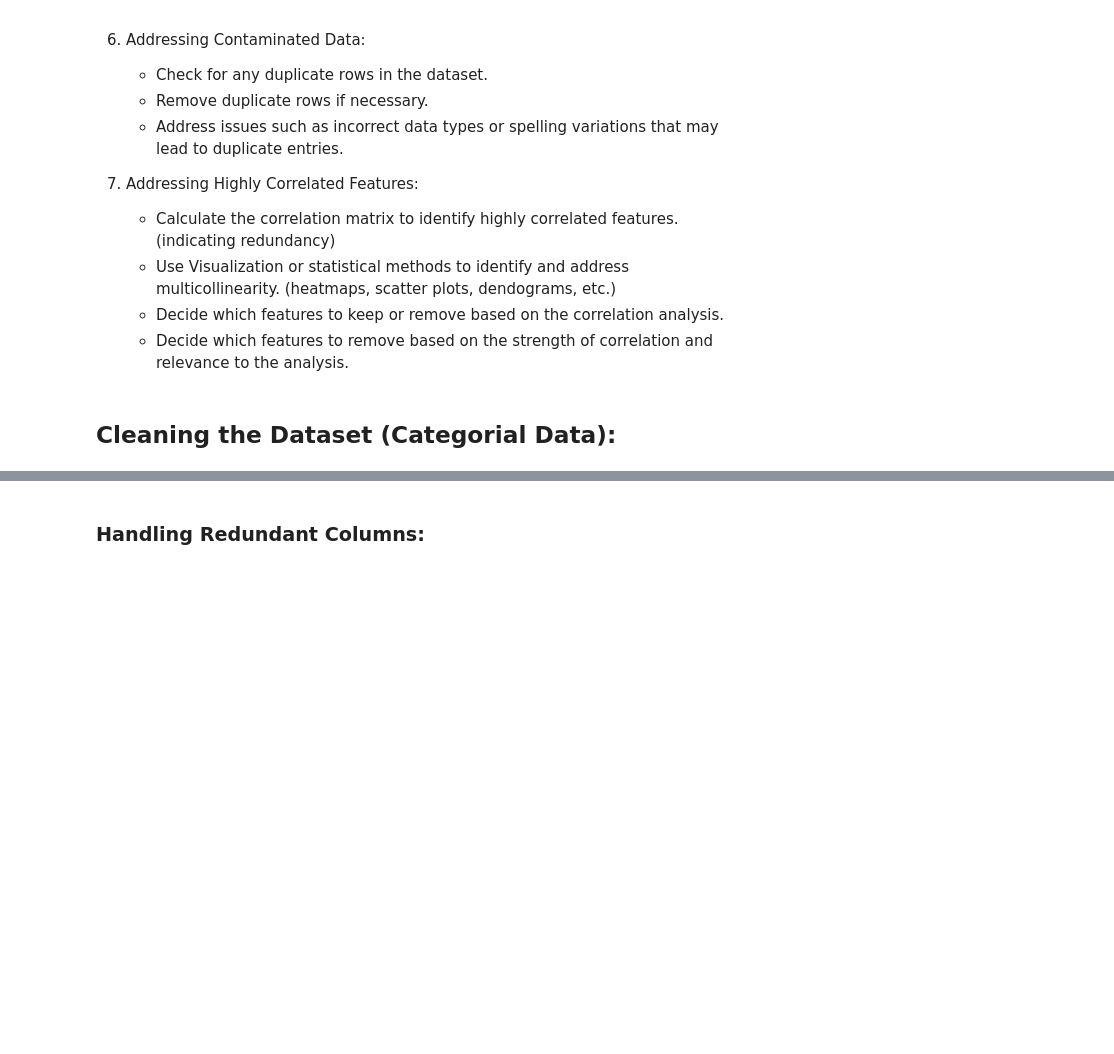
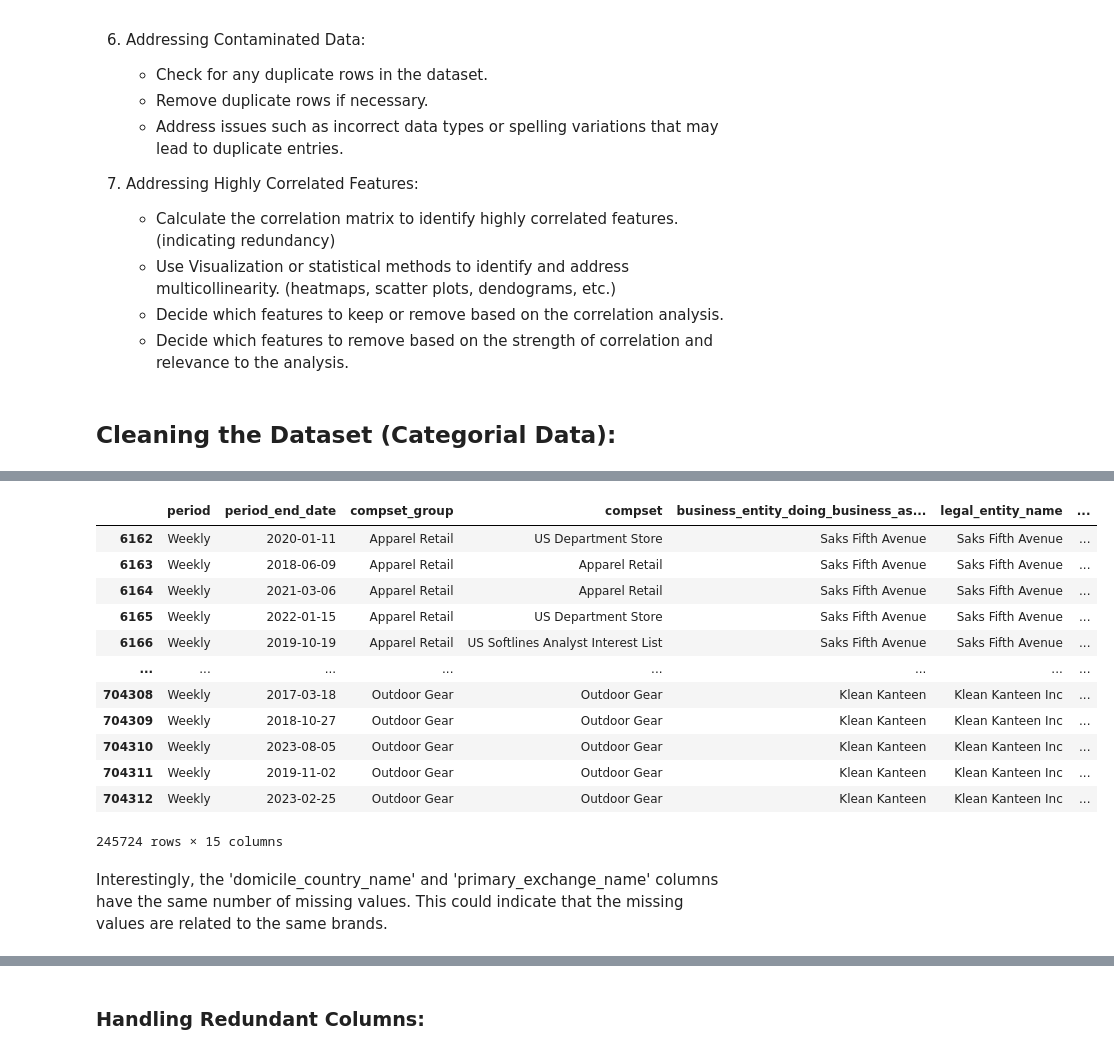
Before and after one commit to kkh327/datathon, a Jupyter notebook: data_cleaning.ipynb, the cells around one changed output, grey strips where cells are left out. Drawn from its saved outputs; the diff is of its cells as text; code cells hidden in the pictures; blank space fills up the shorter version.

Commit message:
The second version of the data cleaning notebook is now ready. The categorical variables that were missing have been dealt with. The duplicate values are also removed.

```diff
--- a/data_cleaning.ipynb
+++ b/data_cleaning.ipynb
@@ -64,0 +124,19 @@ df = pd.read_csv(data_path, sep=';')
+# %%
+# show a dataframe where the 'domicile_country_name' and the 'primary_exchange_name' is nan
+df[df['domicile_country_name'].isnull() & df['primary_exchange_name'].isnull()]
+# %% [output]
+|  | period | period_end_date | compset_group | compset | business_entity_doing_business_as... | legal_entity_name | ... |
+| 6162 | Weekly | 2020-01-11 | Apparel Retail | US Department Store | Saks Fifth Avenue | Saks Fifth Avenue | ... |
+| 6163 | Weekly | 2018-06-09 | Apparel Retail | Apparel Retail | Saks Fifth Avenue | Saks Fifth Avenue | ... |
+| 6164 | Weekly | 2021-03-06 | Apparel Retail | Apparel Retail | Saks Fifth Avenue | Saks Fifth Avenue | ... |
+| 6165 | Weekly | 2022-01-15 | Apparel Retail | US Department Store | Saks Fifth Avenue | Saks Fifth Avenue | ... |
+| 6166 | Weekly | 2019-10-19 | Apparel Retail | US Softlines Analyst Interest List | Saks Fifth Avenue | Saks Fifth Avenue | ... |
+| ... | ... | ... | ... | ... | ... | ... | ... |
+| 704308 | Weekly | 2017-03-18 | Outdoor Gear | Outdoor Gear | Klean Kanteen | Klean Kanteen Inc | ... |
+| 704309 | Weekly | 2018-10-27 | Outdoor Gear | Outdoor Gear | Klean Kanteen | Klean Kanteen Inc | ... |
+| 704310 | Weekly | 2023-08-05 | Outdoor Gear | Outdoor Gear | Klean Kanteen | Klean Kanteen Inc | ... |
+| 704311 | Weekly | 2019-11-02 | Outdoor Gear | Outdoor Gear | Klean Kanteen | Klean Kanteen Inc | ... |
+| 704312 | Weekly | 2023-02-25 | Outdoor Gear | Outdoor Gear | Klean Kanteen | Klean Kanteen Inc | ... |
+245724 rows × 15 columns
+# %% [markdown]
+Interestingly, the 'domicile_country_name' and 'primary_exchange_name' columns have the same number of missing values. This could indicate that the missing values are related to the same brands.
```
Also changed, not shown: parts of 59 cells of this notebook.
